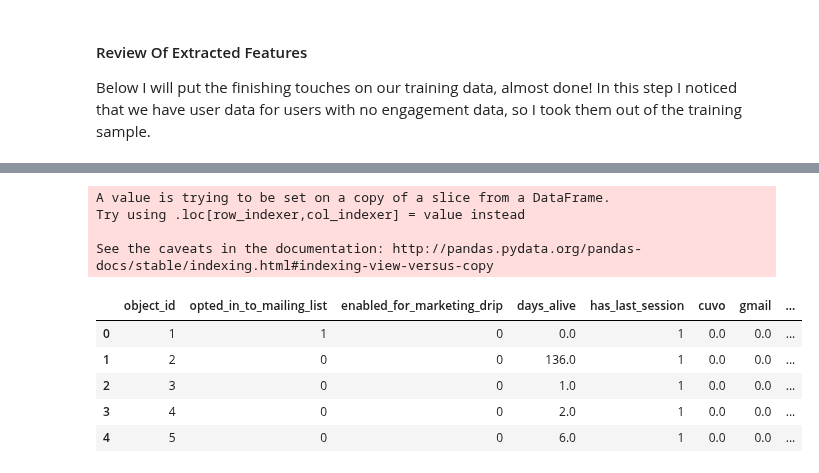
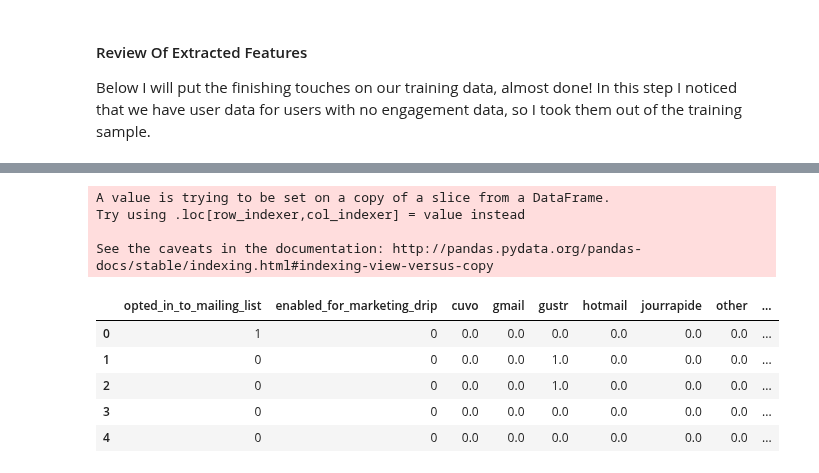
Before and after one commit to ZahraFarhadi19/Asana_Takehome, a Jupyter notebook: Asana Take-Home.ipynb, the cells around one changed output, grey strips where cells are left out. Saved outputs shown, nothing was run; the diff lists cells and outputs as text; code cells hidden in the pictures.

```diff
--- a/Asana Take-Home.ipynb
+++ b/Asana Take-Home.ipynb
@@ -79,11 +80,0 @@ First, we see that there is a "creation time" (which is in datetime timestamp fo
-# %%
-import math
-users_df['last_session_date'] = users_df.last_session_creation_time\
-    .apply(lambda x: None if math.isnan(x) \
-           else datetime.fromtimestamp(int(x)).strftime('%Y-%m-%d'))
-users_df['creation_date'] = users_df.creation_time\
-    .apply(lambda x: pd.to_datetime(x).strftime('%Y-%m-%d'))
-users_df['days_alive'] = users_df\
-    .apply(lambda x: None if x.last_session_date == None else \
-          (pd.to_datetime(x.last_session_date) - \
-           pd.to_datetime(x.creation_date)).days + 1, axis = 1)
@@ -93,6 +81,3 @@ I noticed that a significant number of users have a null last session. I'm not e
-# %%
-users_df['has_last_session'] = users_df.days_alive\
-    .apply(lambda x: 0 if math.isnan(x) else 1)
 # %% [markdown]
 #### Email Domain
 
@@ -136,6 +122,4 @@ users_df = users_df.drop(['creation_time',
                           'last_session_creation_time',
                           'org_id',
                           'invited_by_user_id',
-                          'last_session_date',
-                          'creation_date',
                           'email_domain'], 1)
@@ -142,20 +135,21 @@ users_df = users_df.drop(['creation_time',
 # %%
 temp = user_engagement_df.set_index('user_id')
 user_engagement_series = pd.Series(temp['adopted user'], index=temp.index)
 engagement_data_users = set(user_engagement_series.index)
 users_df_complete = users_df[users_df.object_id.isin(engagement_data_users)]
 
 users_df_complete['is_adopted_user'] = users_df_complete.object_id\
     .apply(lambda x: user_engagement_series[x])
+users_df_complete = users_df_complete.drop('object_id',1)
 users_df_complete.head()
 # %% [output]
 A value is trying to be set on a copy of a slice from a DataFrame.
 Try using .loc[row_indexer,col_indexer] = value instead
 
 See the caveats in the documentation: http://pandas.pydata.org/pandas-docs/stable/indexing.html#indexing-view-versus-copy
-|  | object_id | opted_in_to_mailing_list | enabled_for_marketing_drip | days_alive | has_last_session | cuvo | gmail | ... |
-| 0 | 1 | 1 | 0 | 0.0 | 1 | 0.0 | 0.0 | ... |
-| 1 | 2 | 0 | 0 | 136.0 | 1 | 0.0 | 0.0 | ... |
-| 2 | 3 | 0 | 0 | 1.0 | 1 | 0.0 | 0.0 | ... |
-| 3 | 4 | 0 | 0 | 2.0 | 1 | 0.0 | 0.0 | ... |
-| 4 | 5 | 0 | 0 | 6.0 | 1 | 0.0 | 0.0 | ... |
+|  | opted_in_to_mailing_list | enabled_for_marketing_drip | cuvo | gmail | gustr | hotmail | jourrapide | other | ... |
+| 0 | 1 | 0 | 0.0 | 0.0 | 0.0 | 0.0 | 0.0 | 0.0 | ... |
+| 1 | 0 | 0 | 0.0 | 0.0 | 1.0 | 0.0 | 0.0 | 0.0 | ... |
+| 2 | 0 | 0 | 0.0 | 0.0 | 1.0 | 0.0 | 0.0 | 0.0 | ... |
+| 3 | 0 | 0 | 0.0 | 0.0 | 0.0 | 0.0 | 0.0 | 0.0 | ... |
+| 4 | 0 | 0 | 0.0 | 0.0 | 0.0 | 0.0 | 0.0 | 0.0 | ... |
```
Also changed, not shown: parts of 10 cells of this notebook.
